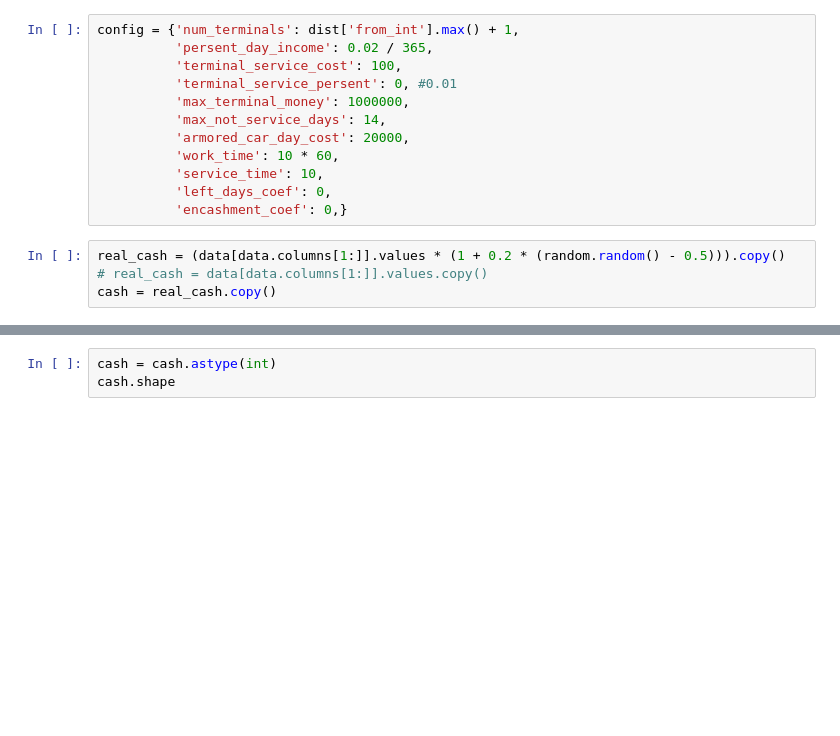
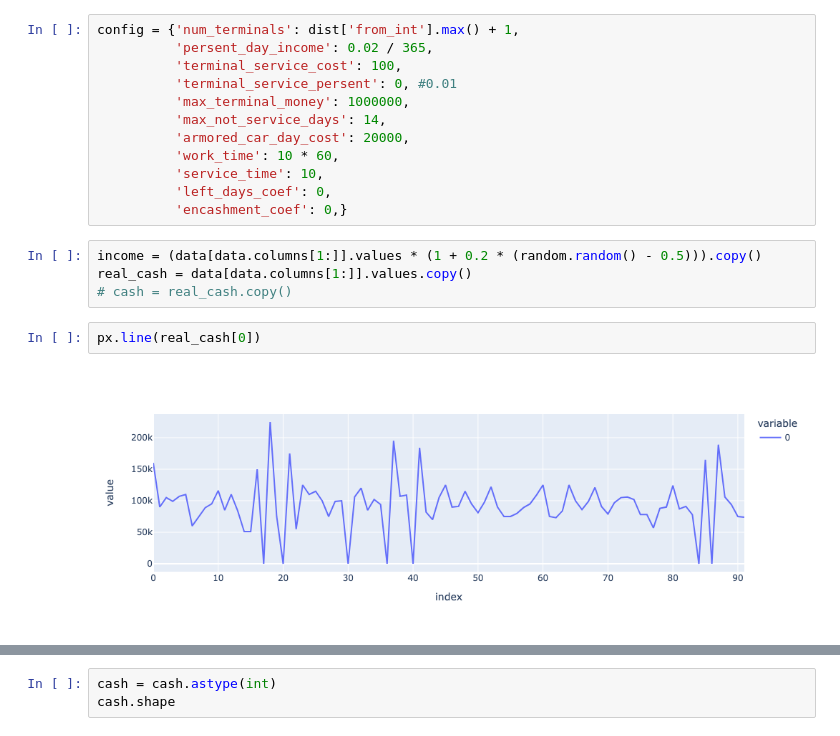
Before and after one commit to ChervovNikita/optimal_encashement, a Jupyter notebook: notebooks/about_final-sergey.ipynb, the cells around one changed output, grey strips where cells are left out. Saved outputs shown, nothing was run; the diff lists cells and outputs as text; blank space fills up the shorter version.

```diff
--- a/notebooks/about_final-sergey.ipynb
+++ b/notebooks/about_final-sergey.ipynb
@@ -58,6 +58,10 @@ config = {'num_terminals': dist['from_int'].max() + 1,
           'left_days_coef': 0,
           'encashment_coef': 0,}
 # %%
-real_cash = (data[data.columns[1:]].values * (1 + 0.2 * (random.random() - 0.5))).copy()
-# real_cash = data[data.columns[1:]].values.copy()
-cash = real_cash.copy()
+income = (data[data.columns[1:]].values * (1 + 0.2 * (random.random() - 0.5))).copy()
+real_cash = data[data.columns[1:]].values.copy()
+# cash = real_cash.copy()
+# %%
+px.line(real_cash[0])
+# %% [output]
+[figure, added]
```
Also changed, not shown: parts of 6 cells of this notebook, 30 other files.
